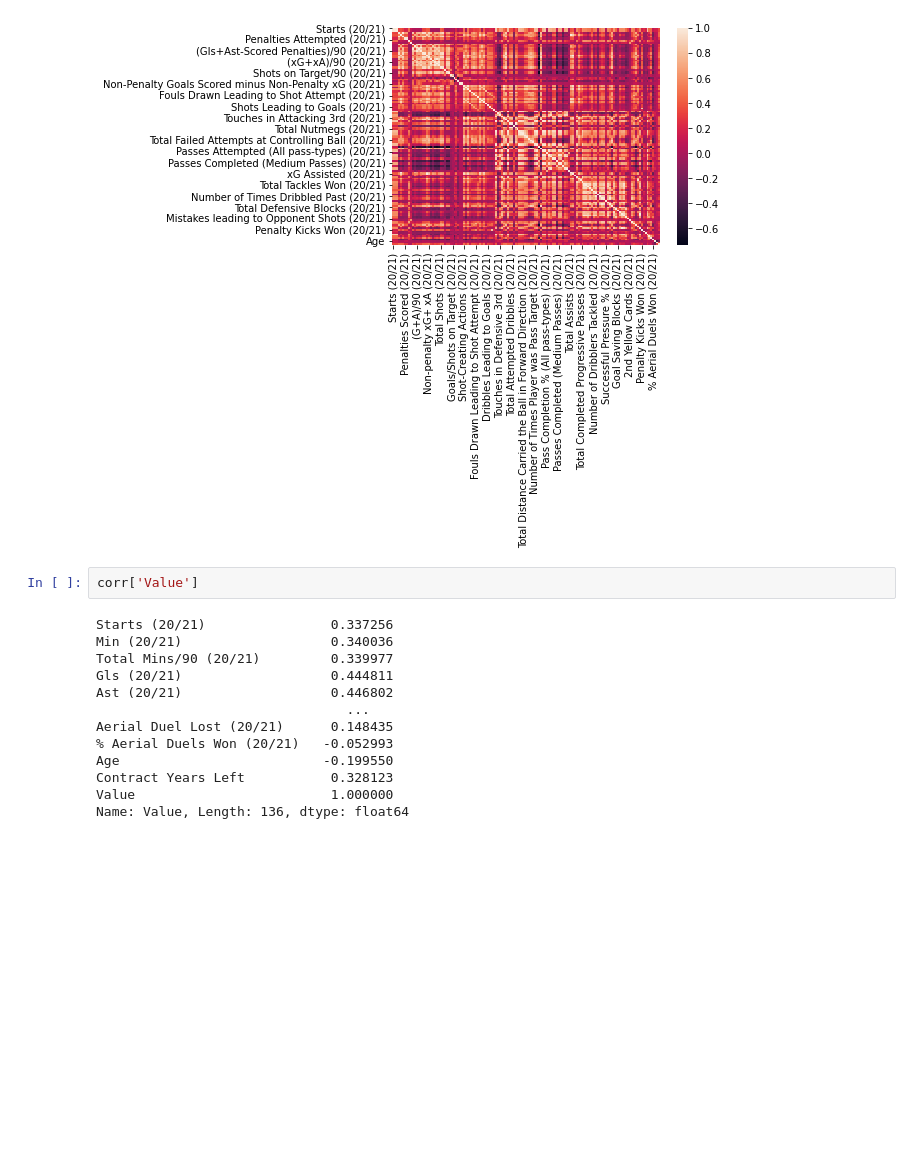
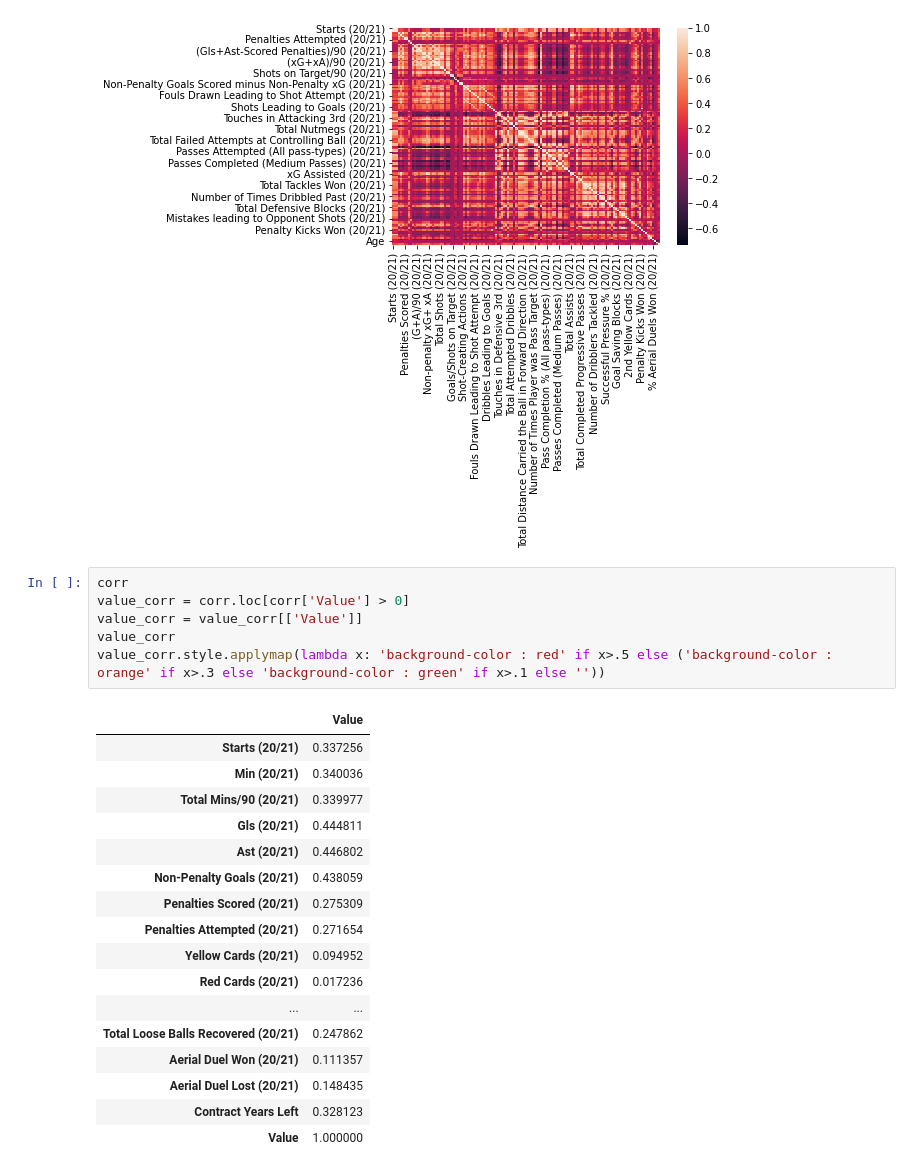
Before and after one commit to camiloms10/soccer_players_value, a Jupyter notebook: players_value.ipynb, the cells around one changed output. Cells and saved outputs as stored; diff of their text form; blank space fills up the shorter version.

```diff
--- a/players_value.ipynb
+++ b/players_value.ipynb
@@ -91,18 +105,27 @@ sb.heatmap(corr)
 # %% [output]
 <AxesSubplot:>
 [figure]
-# %%
-corr['Value']
-# %% [output]
-Starts (20/21)                0.337256
-Min (20/21)                   0.340036
-Total Mins/90 (20/21)         0.339977
-Gls (20/21)                   0.444811
-Ast (20/21)                   0.446802
-                                ...
-Aerial Duel Lost (20/21)      0.148435
-% Aerial Duels Won (20/21)   -0.052993
-Age                          -0.199550
-Contract Years Left           0.328123
-Value                         1.000000
-Name: Value, Length: 136, dtype: float64
+# %%
+corr
+value_corr = corr.loc[corr['Value'] > 0]
+value_corr = value_corr[['Value']]
+value_corr
+value_corr.style.applymap(lambda x: 'background-color : red' if x>.5 else ('background-color : orange' if x>.3 else 'background-color : green' if x>.1 else ''))
+# %% [output]
+|  | Value |
+| Starts (20/21) | 0.337256 |
+| Min (20/21) | 0.340036 |
+| Total Mins/90 (20/21) | 0.339977 |
+| Gls (20/21) | 0.444811 |
+| Ast (20/21) | 0.446802 |
+| Non-Penalty Goals (20/21) | 0.438059 |
+| Penalties Scored (20/21) | 0.275309 |
+| Penalties Attempted (20/21) | 0.271654 |
+| Yellow Cards (20/21) | 0.094952 |
+| Red Cards (20/21) | 0.017236 |
+| ... | ... |
+| Total Loose Balls Recovered (20/21) | 0.247862 |
+| Aerial Duel Won (20/21) | 0.111357 |
+| Aerial Duel Lost (20/21) | 0.148435 |
+| Contract Years Left | 0.328123 |
+| Value | 1.000000 |
```
Also changed, not shown: parts of 11 cells of this notebook.
